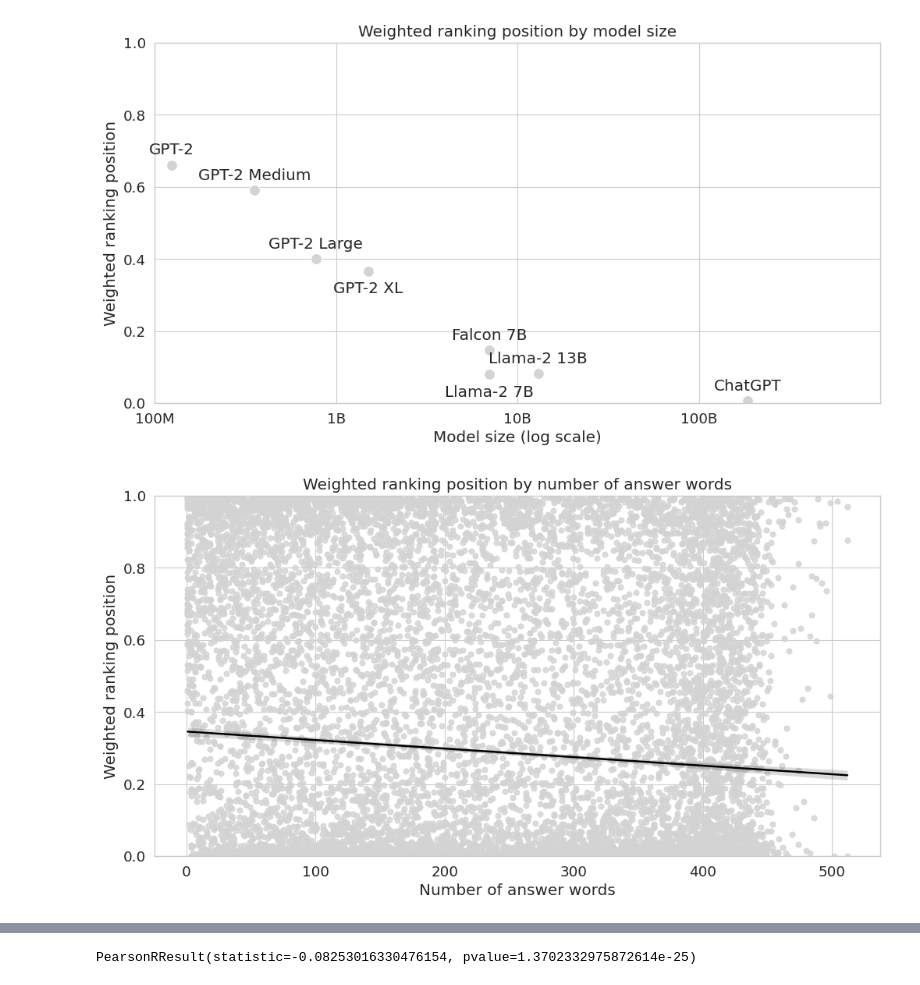
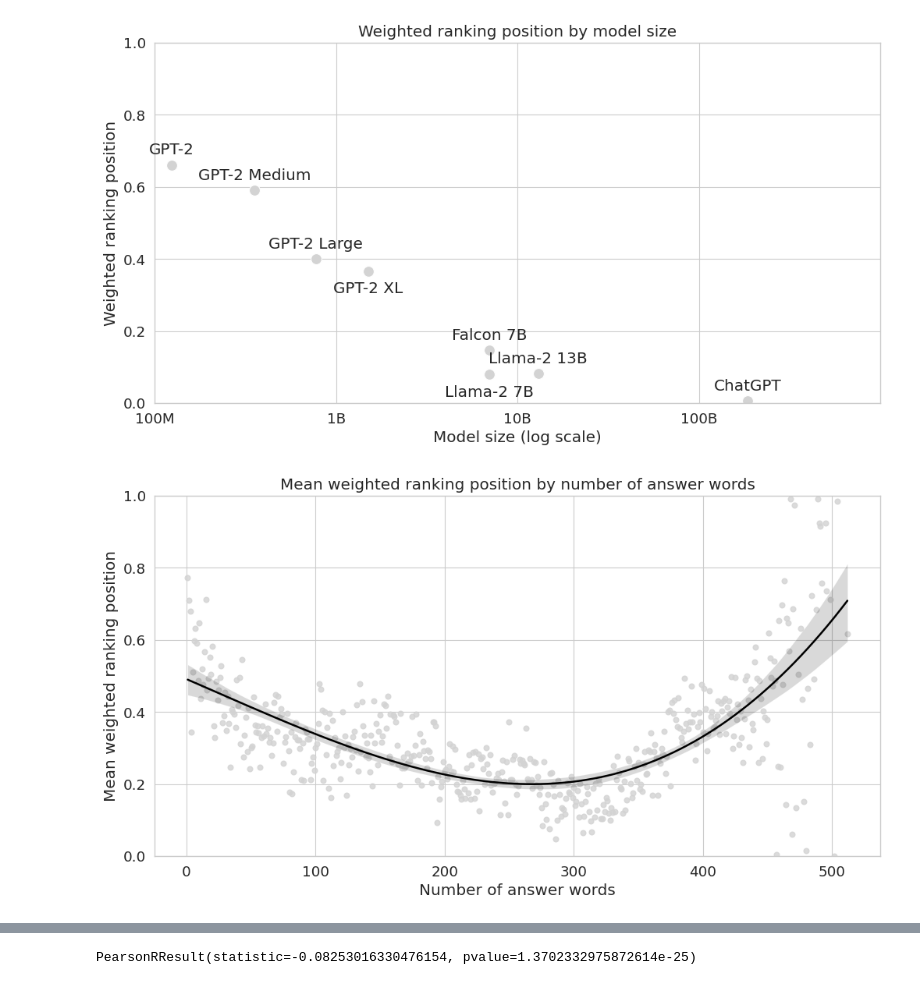
Before and after one commit to JoProbst/ThesisCode, a Jupyter notebook: visualizations/visualize_llm_positions.ipynb, the cells around one changed output, grey strips where cells are left out. Saved outputs shown, nothing was run; the diff lists cells and outputs as text; code cells hidden in the pictures.

Commit message:
answer length

```diff
--- a/visualizations/visualize_llm_positions.ipynb
+++ b/visualizations/visualize_llm_positions.ipynb
@@ -212,18 +212,22 @@ plt.show()
 # %% [output]
 [figure]
 # %%
+# group by number of answer words and get mean weighted position
+num_answer_words_df = all_model_df.groupby('num_answer_words')['weighted_position'].mean().reset_index()
+
+
 # plot number of answer words vs weighted position, draw line to show the trend
 fig, ax = plt.subplots(figsize=(12, 6))
 
 # ax = sns.scatterplot(x="num_answer_words", y="weighted_position", data=all_model_df, color="lightgray", s=100)
 # color of regression line is black, spread of points is darkgray
-ax = sns.regplot(x="num_answer_words", y="weighted_position", data=all_model_df, scatter=True, color="lightgray", line_kws={'color': 'black'})
+ax = sns.regplot(x="num_answer_words", y="weighted_position", data=num_answer_words_df, scatter=True, color="lightgray", line_kws={'color': 'black'}, order=3)
 
-ax.set_title(f'Weighted ranking position by number of answer words')
+ax.set_title(f'Mean weighted ranking position by number of answer words')
 ax.set_xlabel('Number of answer words')
-ax.set_ylabel('Weighted ranking position')
+ax.set_ylabel('Mean weighted ranking position')
 ax.set_ylim(0, 1)
 plt.savefig(f'{plot_path}/weighted_position_vs_num_answer_words.pdf', bbox_inches='tight')
 plt.show()
 # %% [output]
-[figure, old version]
+[figure, new version]
```
Also changed, not shown: parts of 7 cells of this notebook, 12 other files.
